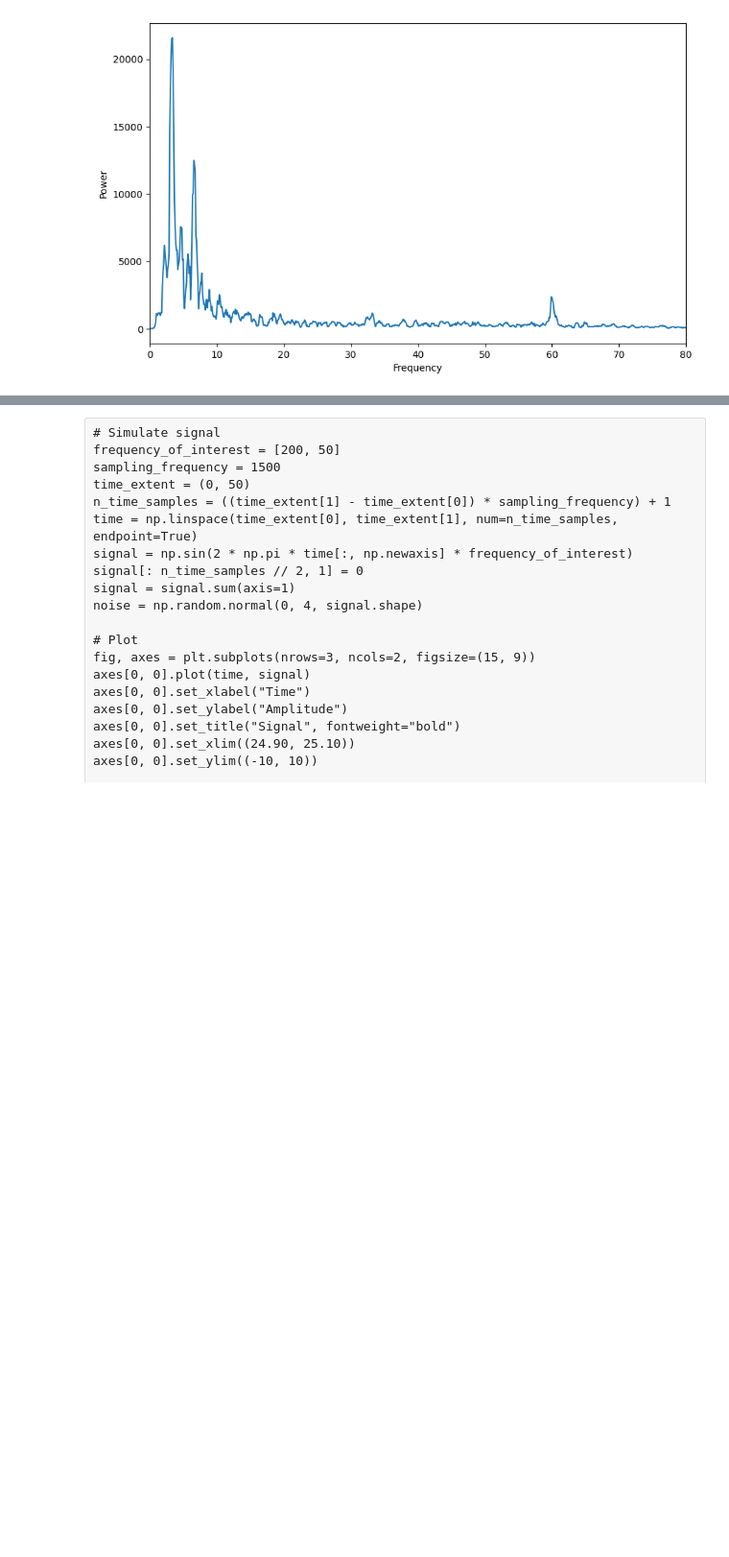
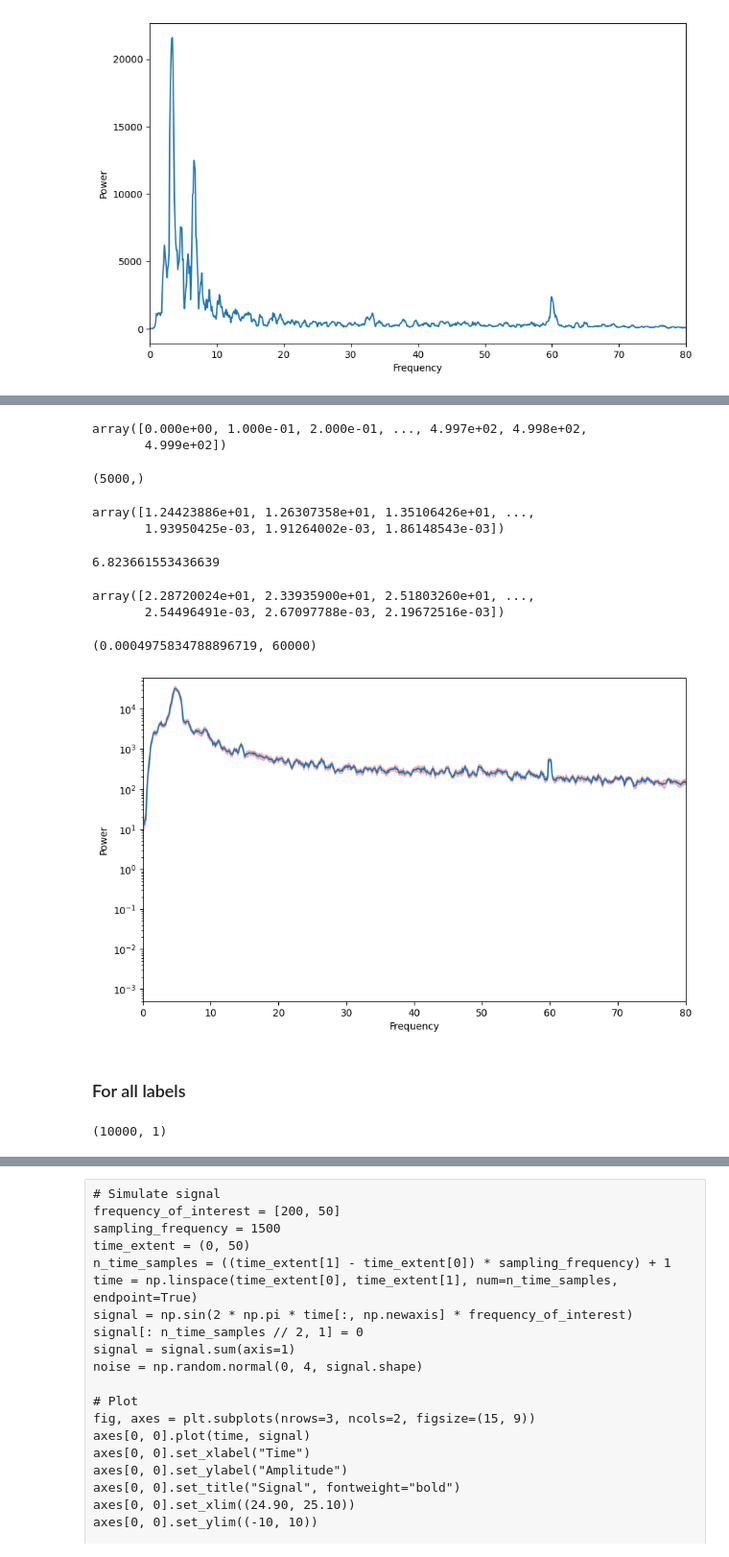
Before and after one commit to padillacoreanolab/reward_competition_ephys_analysis_with_omission_and_divider_controls, a Jupyter notebook: results/2022_12_11_om_and_comp_20221214_125409_subj_6_1_and_6_3/subject_6_1/06_lfp_preprocessing.ipynb, the cells around one changed output, grey strips where cells are left out. Shown at 96% size. Drawn from its saved outputs; the diff is of its cells as text; code cells hidden in the pictures; blank space fills up the shorter version.

Commit message:
LFP plots for mPFC region for all trials

```diff
--- a/results/2022_12_11_om_and_comp_20221214_125409_subj_6_1_and_6_3/subject_6_1/06_lfp_preprocessing.ipynb
+++ b/results/2022_12_11_om_and_comp_20221214_125409_subj_6_1_and_6_3/subject_6_1/06_lfp_preprocessing.ipynb
@@ -326,0 +332,2 @@ ax.set_xlim(0,80)
+# %%
+tone_label_df["resampled_timestamps"] = (tone_label_df["tone_time_stamp"] * original_to_resampled_frequency_ratio).astype(int)
@@ -326,0 +356,2 @@ ax.set_xlim(0,80)
+# %%
+winning_resampled_timestamps = tone_label_df[tone_label_df["tone_category"] == "win"]["resampled_timestamps"]
@@ -326,0 +376,14 @@ ax.set_xlim(0,80)
+# %%
+winning_power_list = []
+winning_frequencies_list = []
+for time_stamp in winning_resampled_timestamps:
+
+    # Compute multitaper spectral estimate
+    m = Multitaper(time_series=recording_intermediate.get_traces(channel_ids=["21"], start_frame=time_stamp, end_frame=time_stamp+resampled_frequency*10))
+
+    # Sets up computing connectivity measures/power from multitaper spectral estimate
+    c = Connectivity.from_multitaper(m)
+    winning_power_list.append(c.power().squeeze())
+#     winning_frequencies_list.append(c.frequencies)
+# %%
+winning_traces_array = np.vstack(winning_power_list)
@@ -326,0 +398,43 @@ ax.set_xlim(0,80)
+# %%
+c.frequencies
+# %% [output]
+array([0.000e+00, 1.000e-01, 2.000e-01, ..., 4.997e+02, 4.998e+02,
+       4.999e+02])
+# %%
+c.power().squeeze().shape
+# %% [output]
+(5000,)
+# %%
+np.mean(winning_traces_array, axis = 0)
+# %% [output]
+array([1.24423886e+01, 1.26307358e+01, 1.35106426e+01, ...,
+       1.93950425e-03, 1.91264002e-03, 1.86148543e-03])
+# %%
+ste_traces_array
+# %% [output]
+6.823661553436639
+# %%
+winning_traces_array[0]
+# %% [output]
+array([2.28720024e+01, 2.33935900e+01, 2.51803260e+01, ...,
+       2.54496491e-03, 2.67097788e-03, 2.19672516e-03])
+# %%
+fig, ax = plt.subplots()
+ax.set_xlabel("Frequency")
+ax.set_ylabel("Power")
+mean_traces_array = np.mean(winning_traces_array, axis = 0)
+ste_traces_array = stats.sem(winning_traces_array)
+
+
+ax.plot(c.frequencies, np.mean(winning_traces_array, axis = 0))
+ax.fill_between(c.frequencies, np.mean(winning_traces_array, axis = 0)-ste_traces_array, \
+                    np.mean(winning_traces_array, axis = 0)+ste_traces_array, \
+                   alpha=.25, color="r")
+ax.set_xlim(0,80)
+ax.set_yscale("log")
+ax.set_ylim(0,60000)
+# %% [output]
+(0.0004975834788896719, 60000)
+[figure, added]
+# %% [markdown]
+### For all labels
@@ -326,0 +445,4 @@ ax.set_xlim(0,80)
+# %%
+recording_traces[:resampled_frequency*10].shape
+# %% [output]
+(10000, 1)
```
Also changed, not shown: parts of 15 cells of this notebook, 1 other file.
